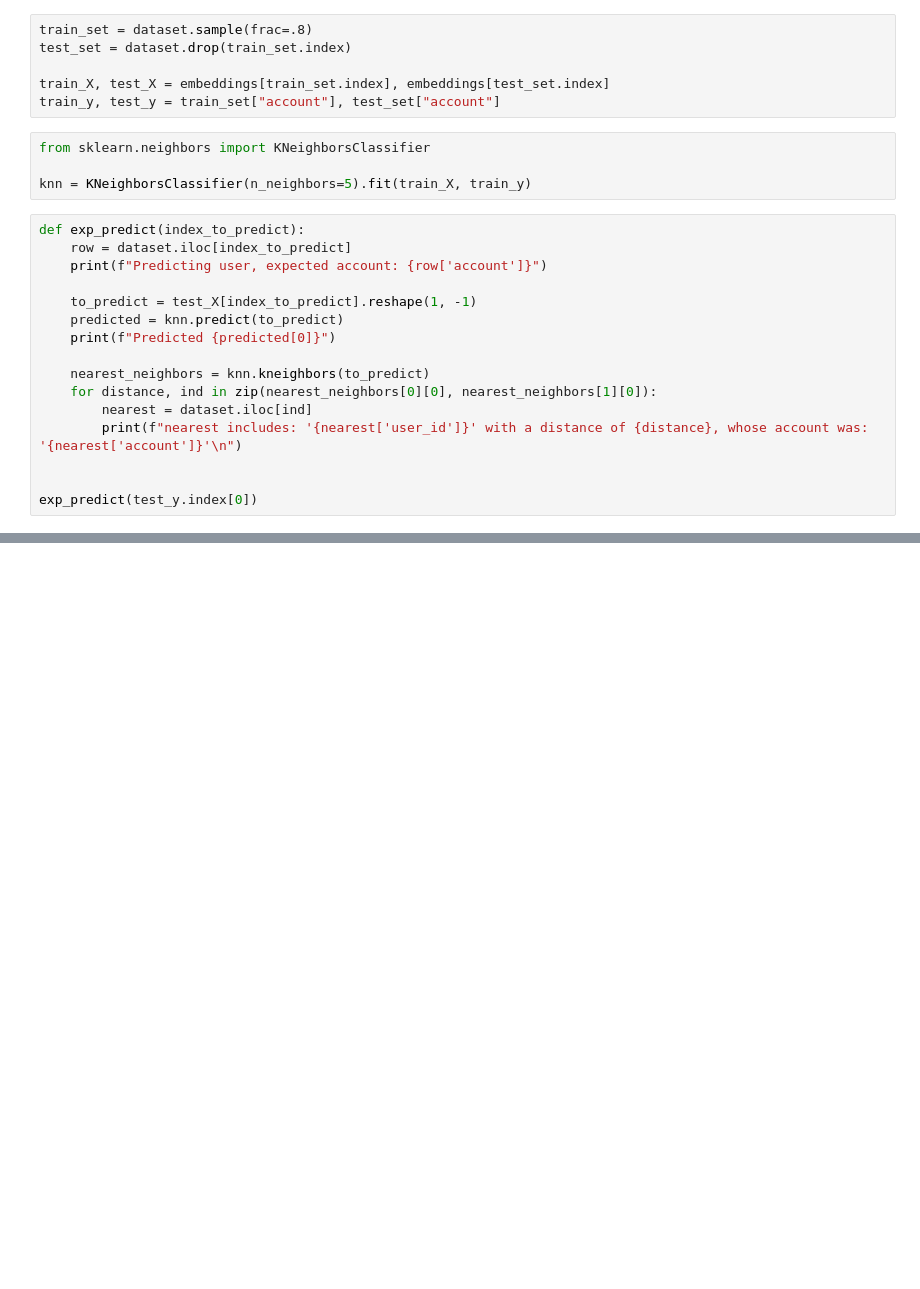
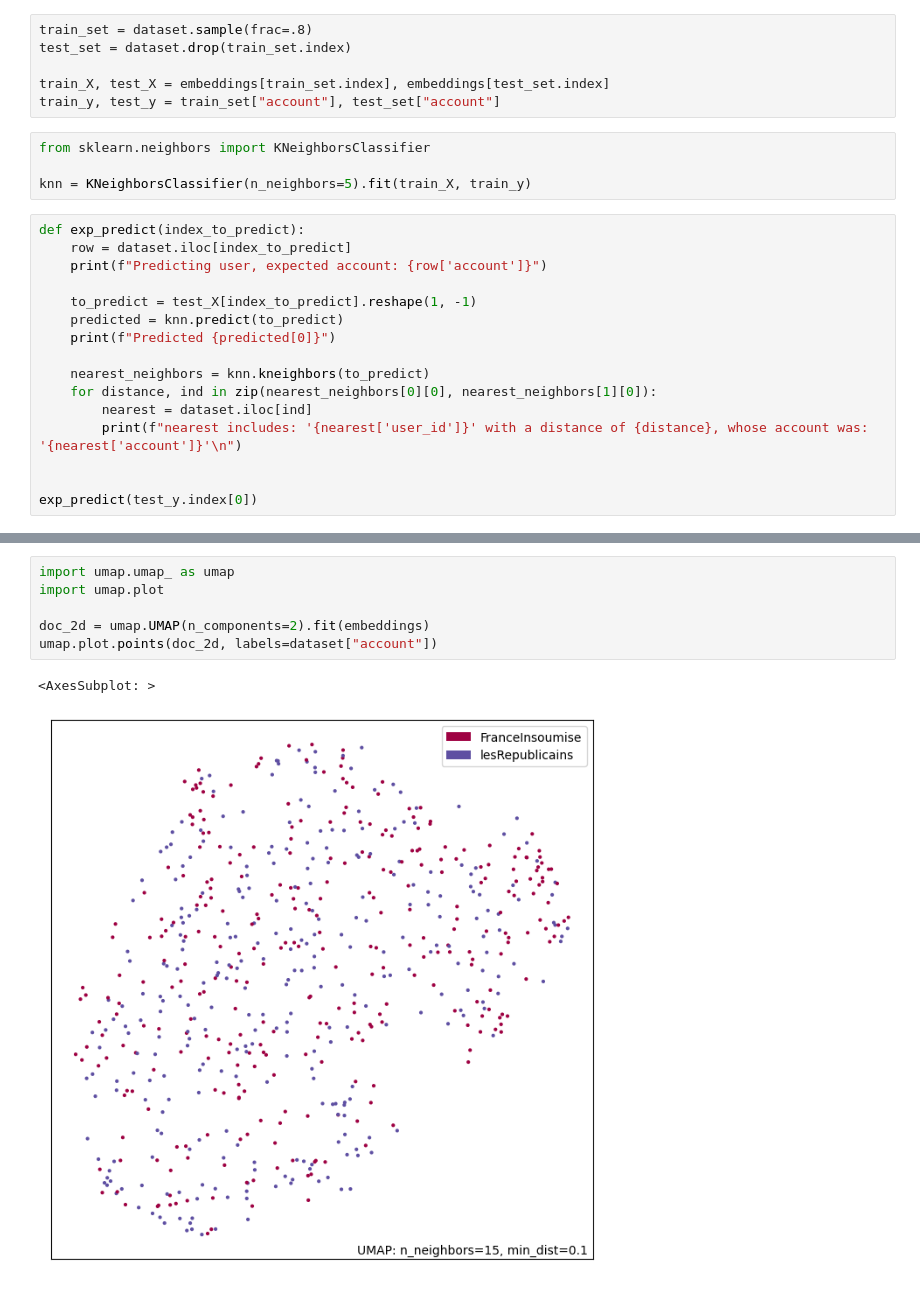
Before and after one commit to LucasLeRay/political-forecast, a Jupyter notebook: embeddings.ipynb, the cells around one changed output, grey strips where cells are left out. Cells and saved outputs as stored; diff of their text form; blank space fills up the shorter version.

Commit message:
Experiment with tfidf and umap

```diff
--- a/embeddings.ipynb
+++ b/embeddings.ipynb
@@ -115,0 +131,9 @@ accuracy_score(test_y, pred_y)
+# %%
+import umap.umap_ as umap
+import umap.plot
+
+doc_2d = umap.UMAP(n_components=2).fit(embeddings)
+umap.plot.points(doc_2d, labels=dataset["account"])
+# %% [output]
+<AxesSubplot: >
+[figure, added]
```
Also changed, not shown: parts of 7 cells of this notebook, 2 other files.
